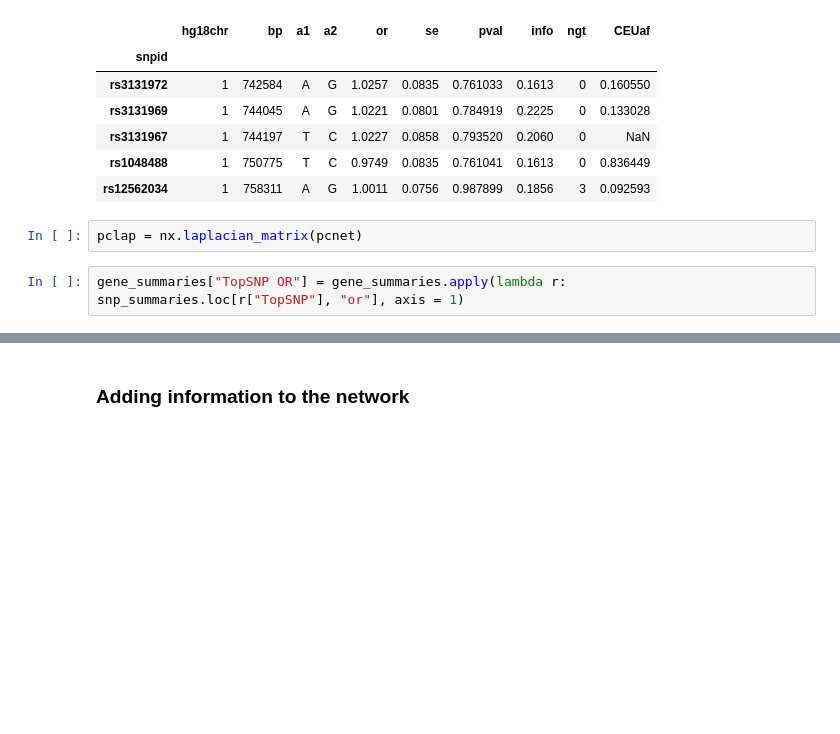
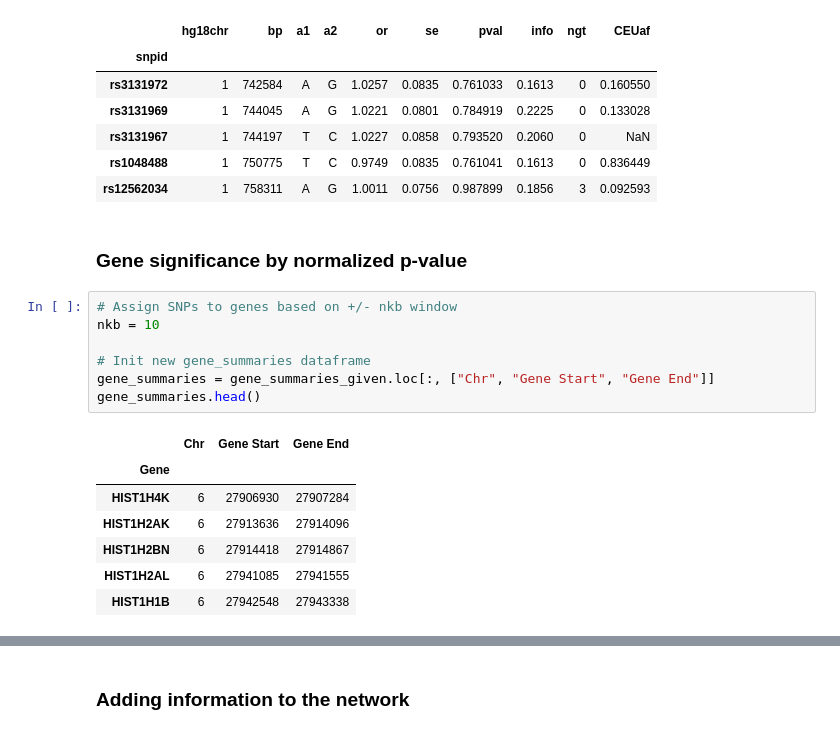
Before and after one commit to kkchau/NetGWAS, a Jupyter notebook: work/NetworkGWAS.ipynb, the cells around one changed output, grey strips where cells are left out. Drawn from its saved outputs; the diff is of its cells as text; blank space fills up the shorter version.

```diff
--- a/work/NetworkGWAS.ipynb
+++ b/work/NetworkGWAS.ipynb
@@ -51,7 +52,20 @@ snp_summaries.head()
 | rs3131967 | 1 | 744197 | T | C | 1.0227 | 0.0858 | 0.793520 | 0.2060 | 0 | NaN |
 | rs1048488 | 1 | 750775 | T | C | 0.9749 | 0.0835 | 0.761041 | 0.1613 | 0 | 0.836449 |
 | rs12562034 | 1 | 758311 | A | G | 1.0011 | 0.0756 | 0.987899 | 0.1856 | 3 | 0.092593 |
-# %%
-pclap = nx.laplacian_matrix(pcnet)
-# %%
-gene_summaries["TopSNP OR"] = gene_summaries.apply(lambda r: snp_summaries.loc[r["TopSNP"], "or"], axis = 1)
+# %% [markdown]
+### Gene significance by normalized p-value
+# %%
+# Assign SNPs to genes based on +/- nkb window
+nkb = 10
+
+# Init new gene_summaries dataframe
+gene_summaries = gene_summaries_given.loc[:, ["Chr", "Gene Start", "Gene End"]]
+gene_summaries.head()
+# %% [output]
+|  | Chr | Gene Start | Gene End |
+| Gene |  |  |  |
+| HIST1H4K | 6 | 27906930 | 27907284 |
+| HIST1H2AK | 6 | 27913636 | 27914096 |
+| HIST1H2BN | 6 | 27914418 | 27914867 |
+| HIST1H2AL | 6 | 27941085 | 27941555 |
+| HIST1H1B | 6 | 27942548 | 27943338 |
```
Also changed, not shown: parts of 45 cells of this notebook.
